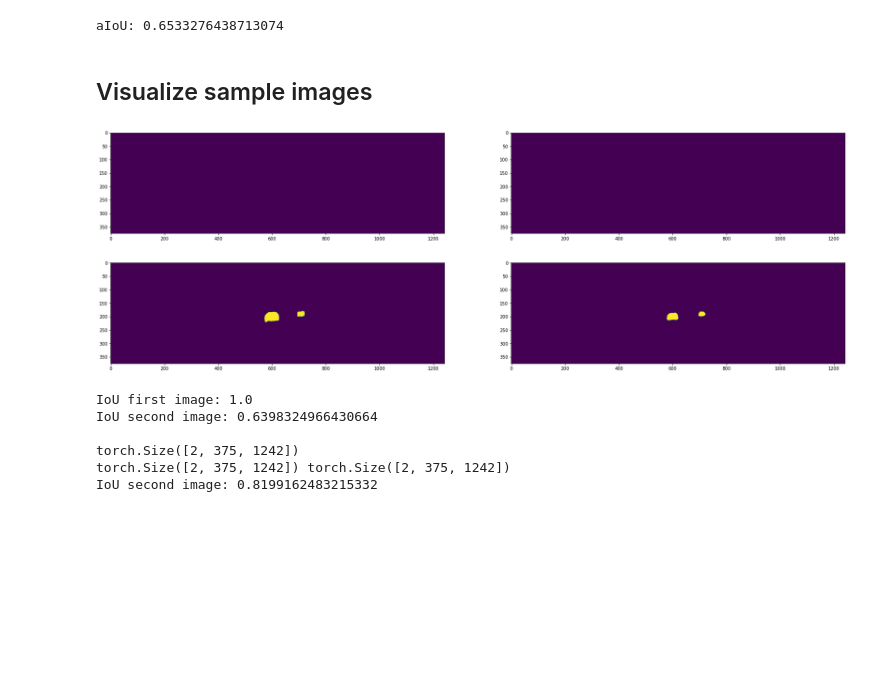
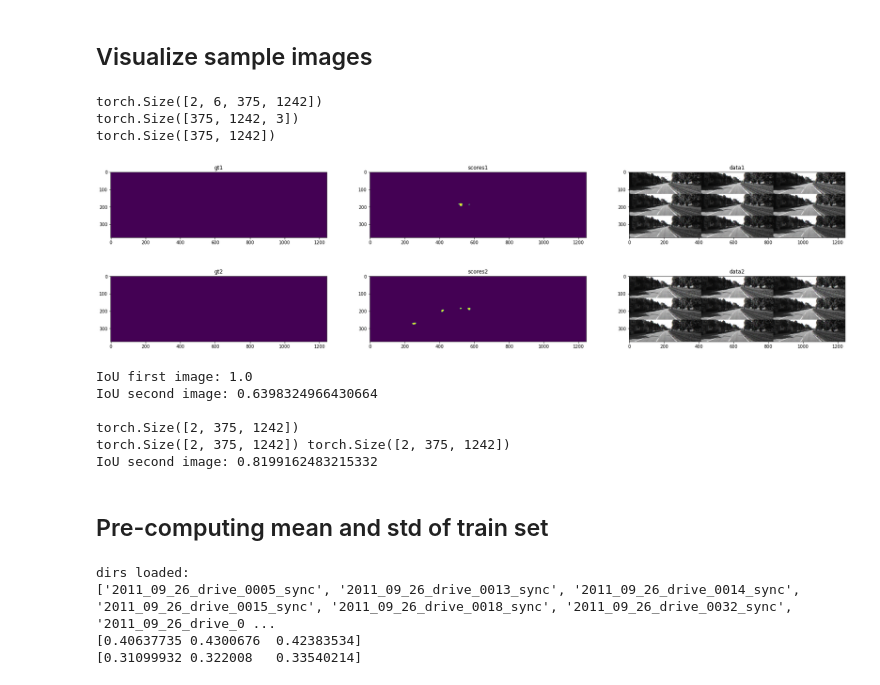
Before and after one commit to jonasdieker/motion_segmentation, a Jupyter notebook: supervised/inference.ipynb, the cells around one changed output. Saved outputs shown, nothing was run; the diff lists cells and outputs as text; code cells hidden in the pictures; blank space fills up the shorter version.

```diff
--- a/supervised/inference.ipynb
+++ b/supervised/inference.ipynb
@@ -43,41 +108,43 @@ dirs loaded:
-# %%
-with torch.no_grad():
-    model.eval()
-    test_iou = []
-    for idx, (data, targets) in enumerate(loader):
-        data = data.float()
-        targets = targets.int()
-
-        # forward
-        scores = model(data)
-        scores_rounded = torch.round(sigmoid(scores))
-        scores_rounded = scores_rounded.int()
-        iou = iou_pytorch(scores_rounded, targets)
-        test_iou.append(iou)
-        if idx == 10:
-            break
-
-print(f"aIoU: {sum(test_iou)/len(test_iou)}")
-# %% [output]
-aIoU: 0.6533276438713074
 # %% [markdown]
 ## Visualize sample images
 # %%
 import matplotlib.pyplot as plt
 data, targets = next(iter(loader))
+data = data.to(device)
+targets = targets.to(device)
 scores = model(data)
+scores = scores.detach().cpu()
+targets = targets.detach().cpu()
+data = data.detach().cpu()
 # %%
+sigmoid = Sigmoid()
 scores_rounded = torch.round(sigmoid(scores)).int()
 targets = targets.int()
 
-fig, ((ax1, ax2), (ax3, ax4)) = plt.subplots(2,2, figsize=(30, 10))
+print(data.shape)
+
+print(data[0][:3].reshape(375,1242,3).shape)
+print(targets[0][0].shape)
+
+fig, ((ax1, ax2, ax3), (ax4, ax5, ax6)) = plt.subplots(2,3, figsize=(30, 8))
 ax1.imshow(targets[0][0])
+ax1.set_title("gt1")
 ax2.imshow(scores_rounded.detach().numpy()[0][0])
-ax3.imshow(targets[1][0])
-ax4.imshow(scores_rounded.detach().numpy()[1][0])
+ax2.set_title("scores1")
+ax3.imshow(data[0][:3].reshape(375, 1242, 3))
+ax3.set_title("data1")
+ax4.imshow(targets[1][0])
+ax4.set_title("gt2")
+ax5.imshow(scores_rounded.detach().numpy()[1][0])
+ax5.set_title("scores2")
+ax6.imshow(data[1][:3].reshape(375, 1242, 3))
+ax6.set_title("data2")
 plt.show()
 # %% [output]
+torch.Size([2, 6, 375, 1242])
+torch.Size([375, 1242, 3])
+torch.Size([375, 1242])
-[figure, old version]
+[figure, new version]
 # %%
 print(f"IoU second image: {iou_pytorch_experimental(scores_rounded, targets).numpy()}\n")
 # %% [output]
@@ -87,3 +154,33 @@ IoU second image: 0.6398324966430664
 torch.Size([2, 375, 1242])
 torch.Size([2, 375, 1242]) torch.Size([2, 375, 1242])
 IoU second image: 0.8199162483215332
+# %% [markdown]
+## Pre-computing mean and std of train set
+# %%
+import torch
+from torch.utils.data import DataLoader
+from DatasetClass import KITTI_MOD_FIXED, ExtendedKittiMod
+import numpy as np
+
+data_root = "/storage/remote/atcremers40/motion_seg/datasets/Extended_MOD_Masks/"
+dataset = ExtendedKittiMod(data_root, test=False)
+batch_size = 2
+loader = DataLoader(dataset=dataset, batch_size=batch_size, shuffle=True)
+
+channel_means = []
+channel_std = []
+for i,(data, _) in enumerate(loader):
+    # calc mean
+    channel_means.append([data[:,i,:,:].mean().item() for i in range(3)])
+    # calc std
+    channel_std.append([data[:,i,:,:].std().item() for i in range(3)])
+
+mean = np.array(channel_means).sum(0)/len(channel_means)
+std = np.array(channel_std).sum(0)/len(channel_std)
+print(mean)
+print(std)
+# %% [output]
+dirs loaded:
+['2011_09_26_drive_0005_sync', '2011_09_26_drive_0013_sync', '2011_09_26_drive_0014_sync', '2011_09_26_drive_0015_sync', '2011_09_26_drive_0018_sync', '2011_09_26_drive_0032_sync', '2011_09_26_drive_0 ...
+[0.40637735 0.4300676  0.42383534]
+[0.31099932 0.322008   0.33540214]
```
Also changed, not shown: parts of 1 cell of this notebook.
